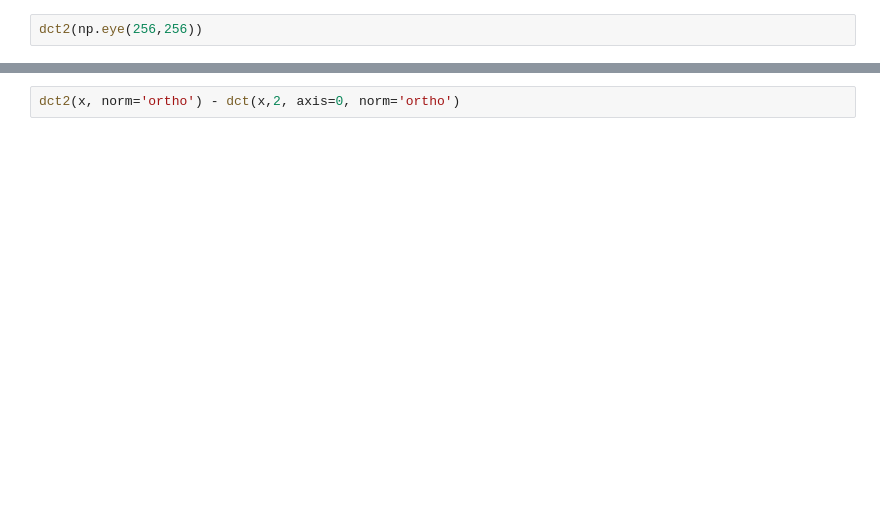
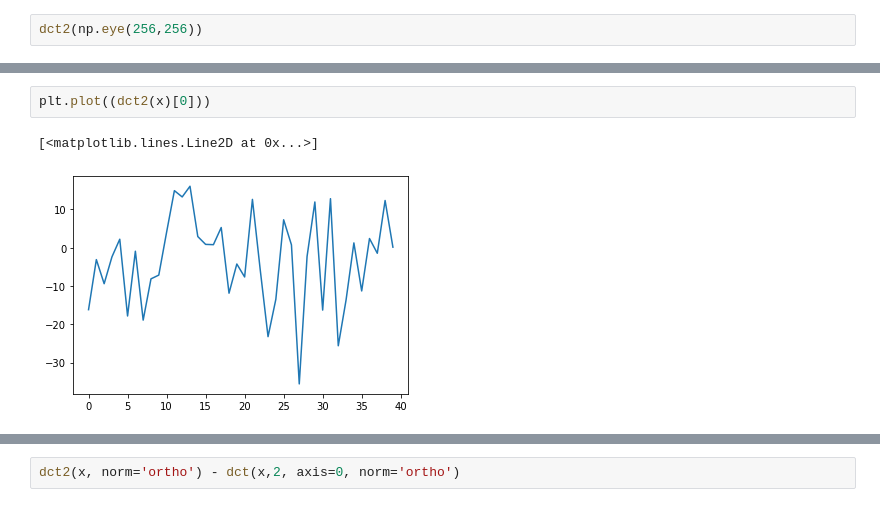
Before and after one commit to mir-pias/cnn_compression, a Jupyter notebook: notebooks/custom_dct.ipynb, the cells around one changed output, grey strips where cells are left out. Saved outputs shown, nothing was run; the diff lists cells and outputs as text; blank space fills up the shorter version.

```diff
--- a/notebooks/custom_dct.ipynb
+++ b/notebooks/custom_dct.ipynb
@@ -126,0 +273,5 @@ plt.plot(dct2(np.eye(256,256))[3])
+# %%
+plt.plot((dct2(x)[0]))
+# %% [output]
+[<matplotlib.lines.Line2D at 0x...>]
+[figure, added]
```
Also changed, not shown: parts of 37 cells of this notebook.
